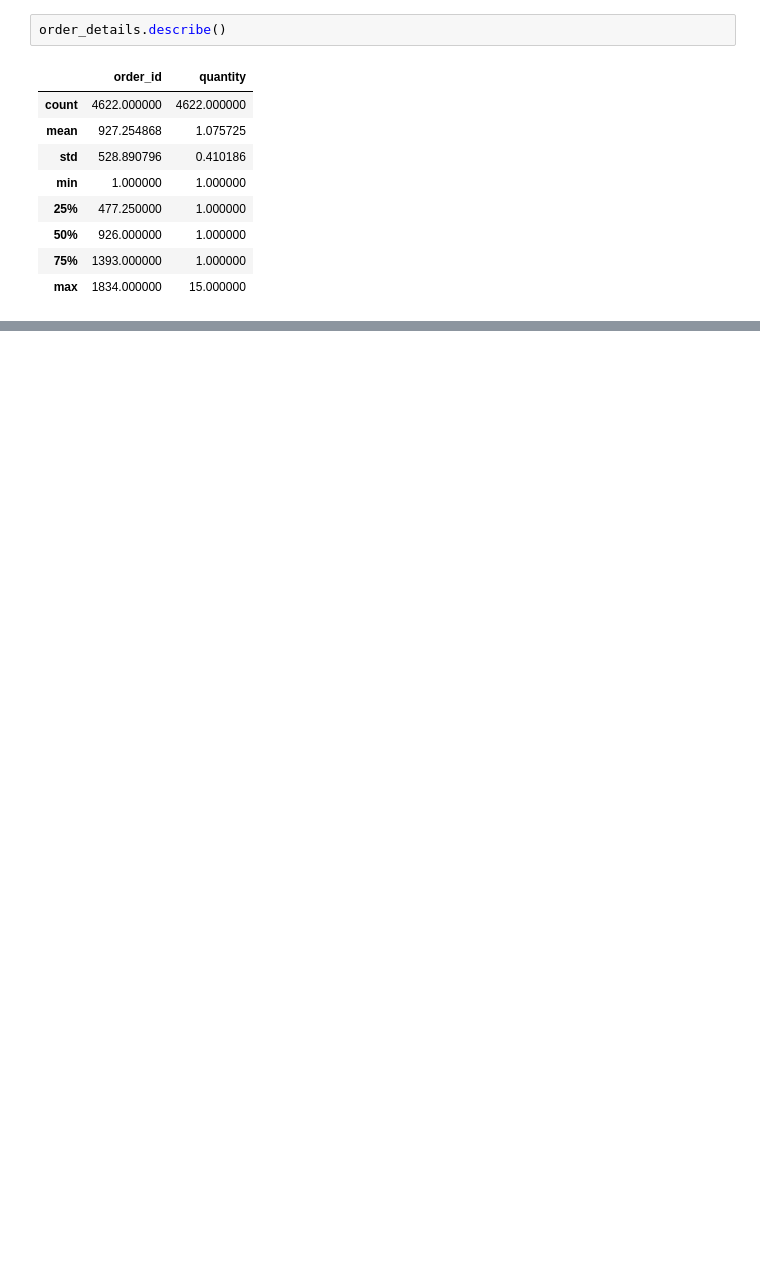
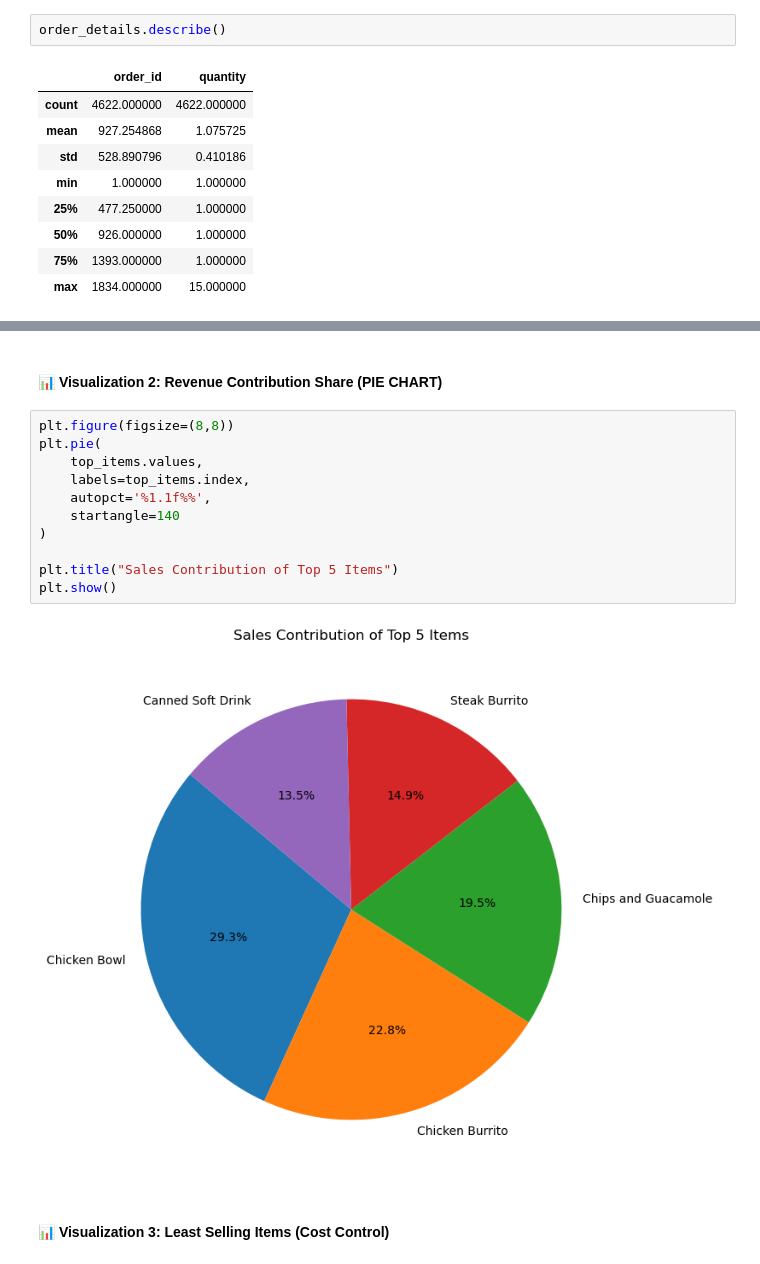
Before and after one commit to Allansha14/Data_Science_Daily_learning, a Jupyter notebook: Pandas_Crash_Course/Pandas_Crash_course.ipynb, the cells around one changed output, grey strips where cells are left out. Cells and saved outputs as stored; diff of their text form; blank space fills up the shorter version.

```diff
--- a/Pandas_Crash_Course/Pandas_Crash_course.ipynb
+++ b/Pandas_Crash_Course/Pandas_Crash_course.ipynb
@@ -89,0 +372,17 @@ order_details.describe()
+# %% [markdown]
+#### 📊 Visualization 2: Revenue Contribution Share (PIE CHART)
+# %%
+plt.figure(figsize=(8,8))
+plt.pie(
+    top_items.values,
+    labels=top_items.index,
+    autopct='%1.1f%%',
+    startangle=140
+)
+
+plt.title("Sales Contribution of Top 5 Items")
+plt.show()
+# %% [output]
+[figure, added]
+# %% [markdown]
+#### 📊 Visualization 3: Least Selling Items (Cost Control)
```
Also changed, not shown: parts of 37 cells of this notebook.
